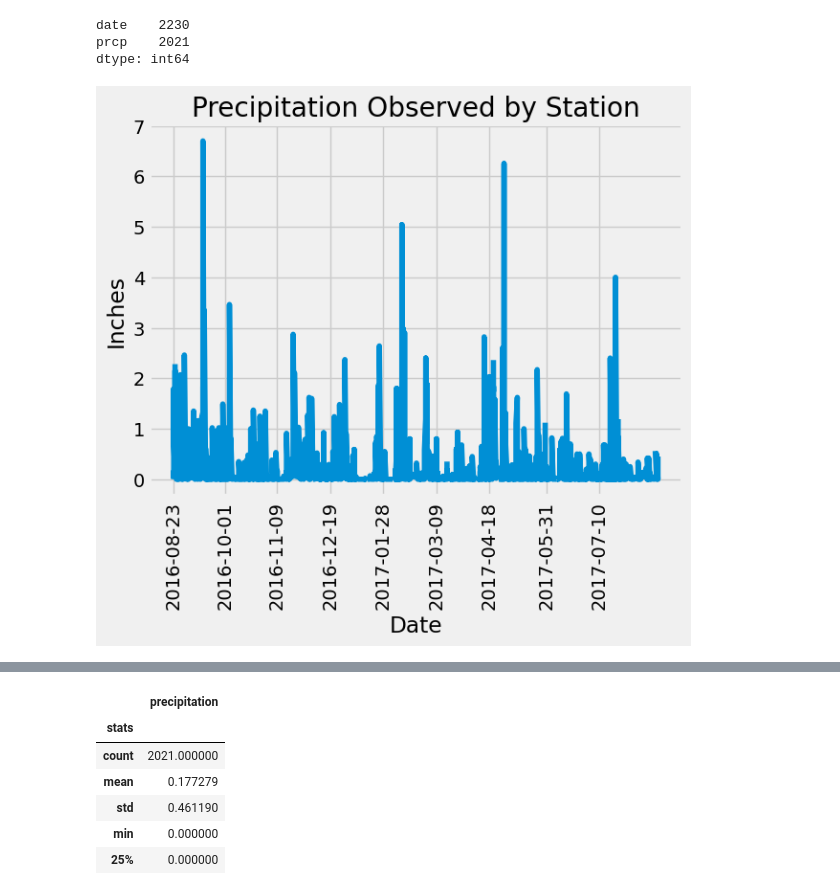
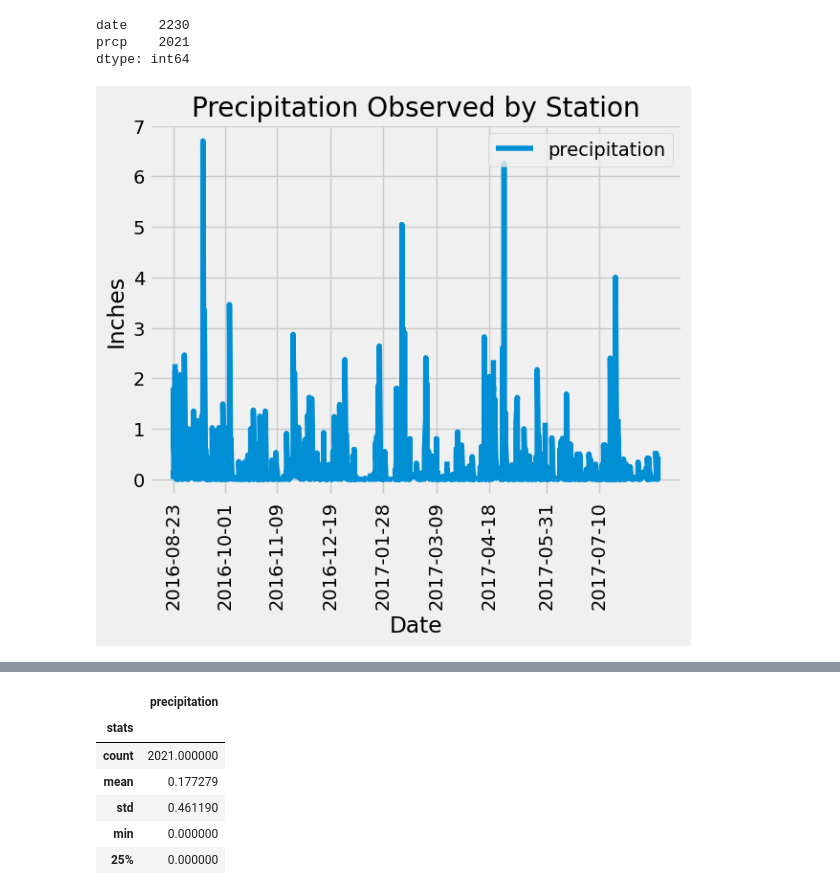
Before and after one commit to samwallach7/10-sqlalchemy-challenge, a Jupyter notebook: SurfsUp/climate_starter_SW.ipynb, the cells around one changed output, grey strips where cells are left out. Drawn from its saved outputs; the diff is of its cells as text; code cells hidden in the pictures.

```diff
--- a/SurfsUp/climate_starter_SW.ipynb
+++ b/SurfsUp/climate_starter_SW.ipynb
@@ -83,15 +83,16 @@ date    2230
 prcp    2021
 dtype: int64
 # %%
-# Plotting the precipitation results with Pandas plot, with an xtick every 250 rows from the DataFrame
+# Plotting the precipitation results with the plot method, with an xtick every 250 rows from the DataFrame
 mask = hawaii_prcp["date"]
 fig, ax = plt.subplots()
-ax.plot(hawaii_prcp["date"], hawaii_prcp["prcp"])
+ax.plot(hawaii_prcp["date"], hawaii_prcp["prcp"], label="precipitation")
 ax.tick_params(axis='x', rotation=90)
 ax.set_xticks([mask[0], mask[250], mask[500], mask[750], mask[1000], mask[1250], mask[1500], mask[1750], mask[2000]])
 ax.set_xlabel("Date")
 ax.set_ylabel("Inches")
 ax.set_title("Precipitation Observed by Station")
+ax.legend(loc="upper right")
 plt.show()
 # %% [output]
-[figure, old version]
+[figure, new version]
```
Also changed, not shown: parts of 6 cells of this notebook, 1 other file.
